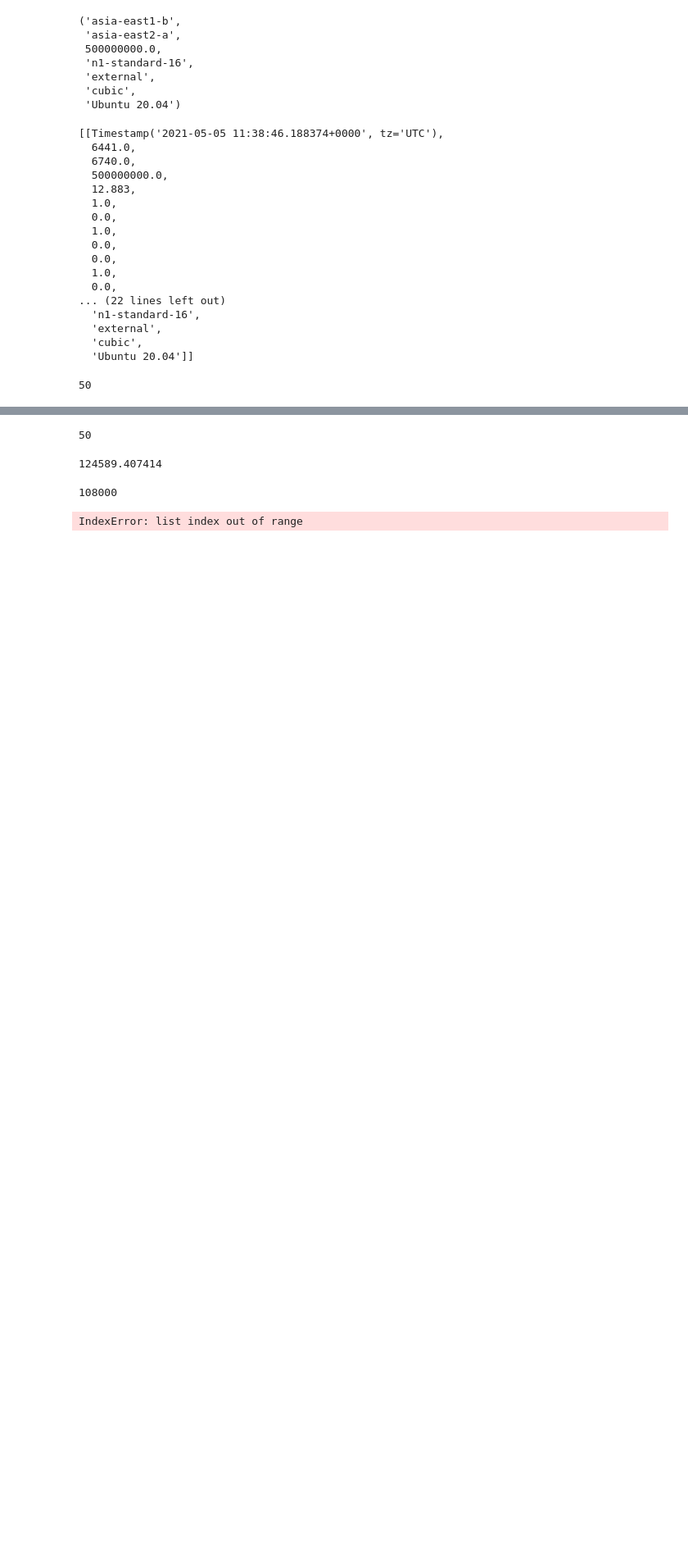
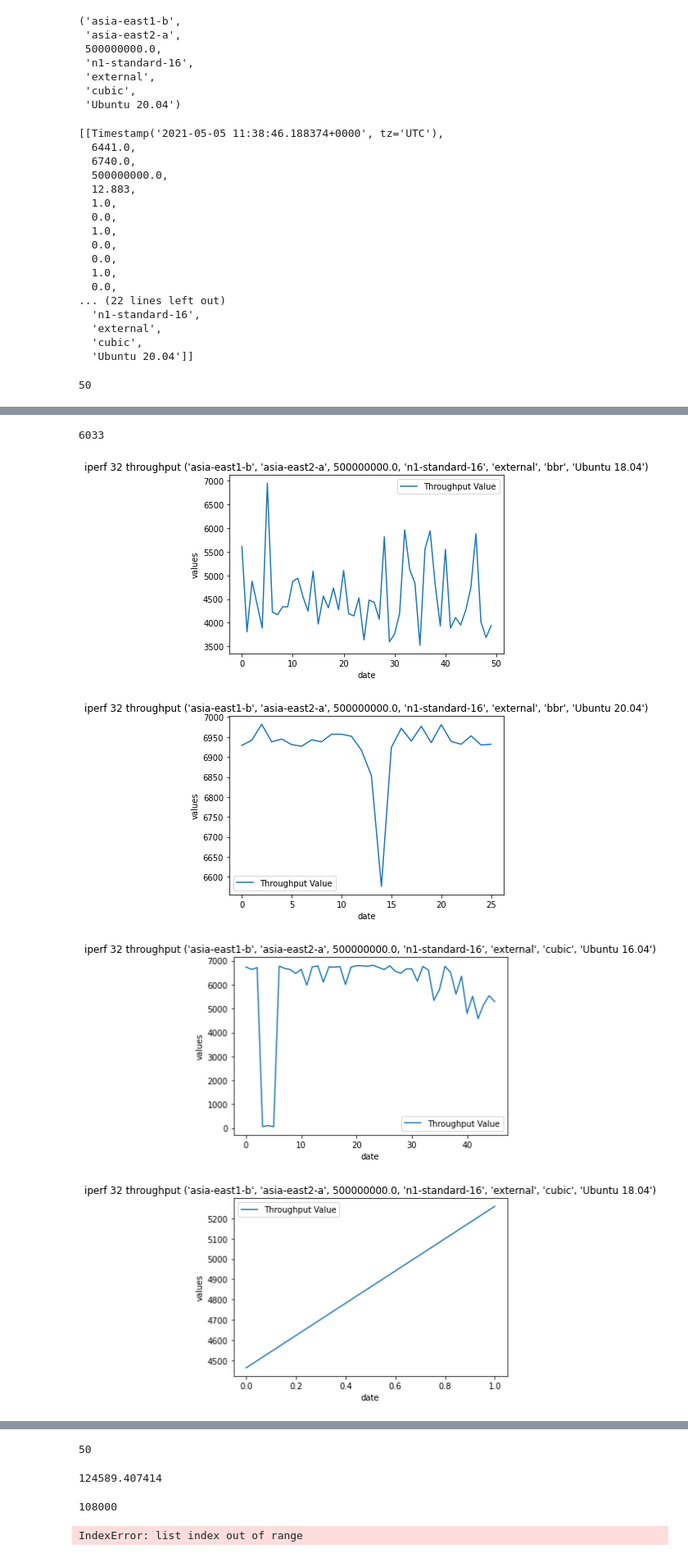
Before and after one commit to SMU-ATT-Center-for-Virtualization/network_performance_anomaly_detect, a Jupyter notebook: data_prep_test.ipynb, the cells around one changed output, grey strips where cells are left out. Shown at 82% size. Cells and saved outputs as stored; diff of their text form; code cells hidden in the pictures; blank space fills up the shorter version.

```diff
--- a/data_prep_test.ipynb
+++ b/data_prep_test.ipynb
@@ -208,0 +230,31 @@ plt.show()
+# %%
+len(group_list)
+# %% [output]
+6033
+# %%
+count = 0
+for g in group_list:
+  count += 1
+  if count > 100:
+    break
+
+  group_values = gb.get_group(g).values.tolist()
+  timestamps = []
+  iperf_32_values = []
+  for value in group_values:
+    timestamps.append(value[0])
+    iperf_32_values.append(value[2])
+
+  plt.plot(iperf_32_values)
+  # plt.plot(train_history.history['val_accuracy'])
+  plt.title(f'iperf 32 throughput {str(g)}')
+  plt.ylabel('values')
+  plt.legend(['Throughput Value'])
+  plt.xlabel('date')
+  # plt.legend(['no_error', '0.1 error rate'], loc='upper left')
+  plt.show()
+# %% [output]
+[figure, added]
+[figure, added]
+[figure, added]
+[figure, added]
```
Also changed, not shown: parts of 6 cells of this notebook, 1 other file.
